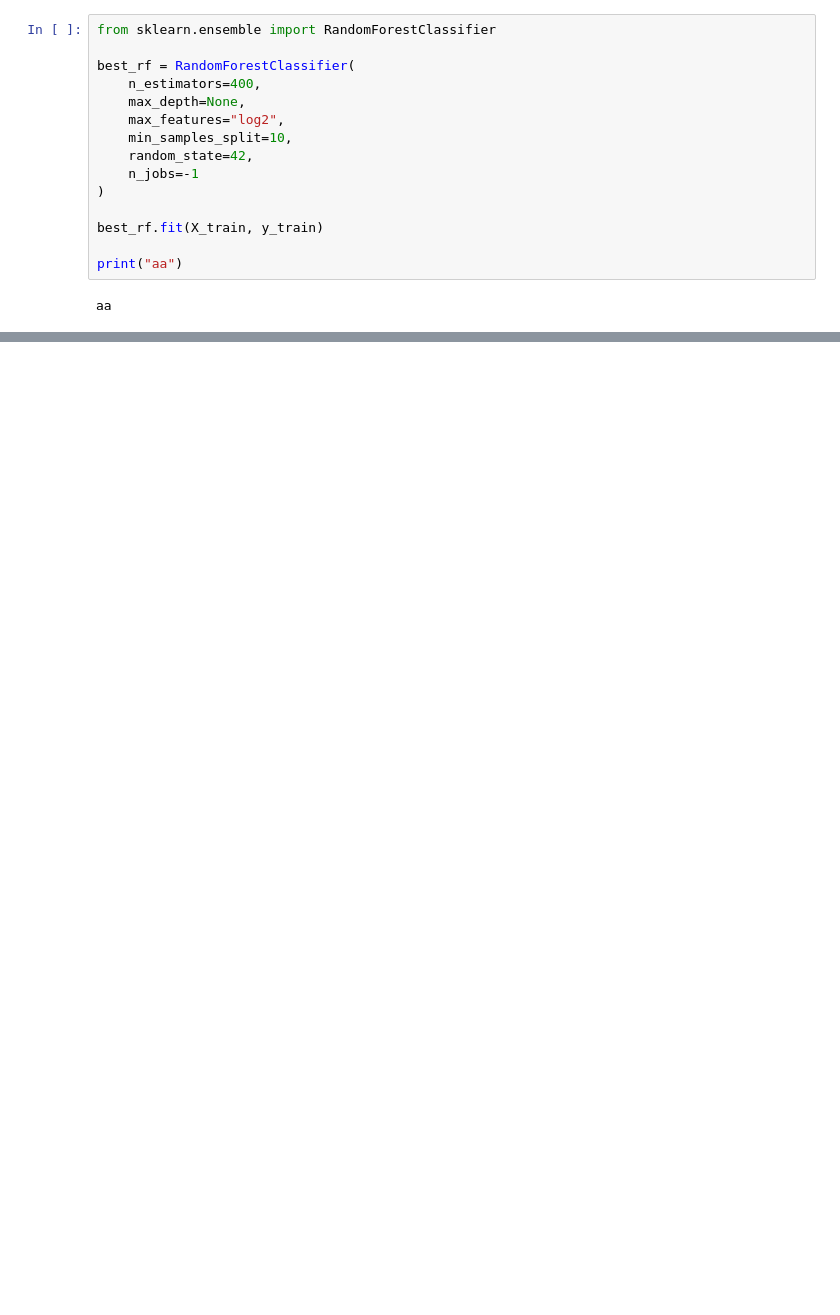
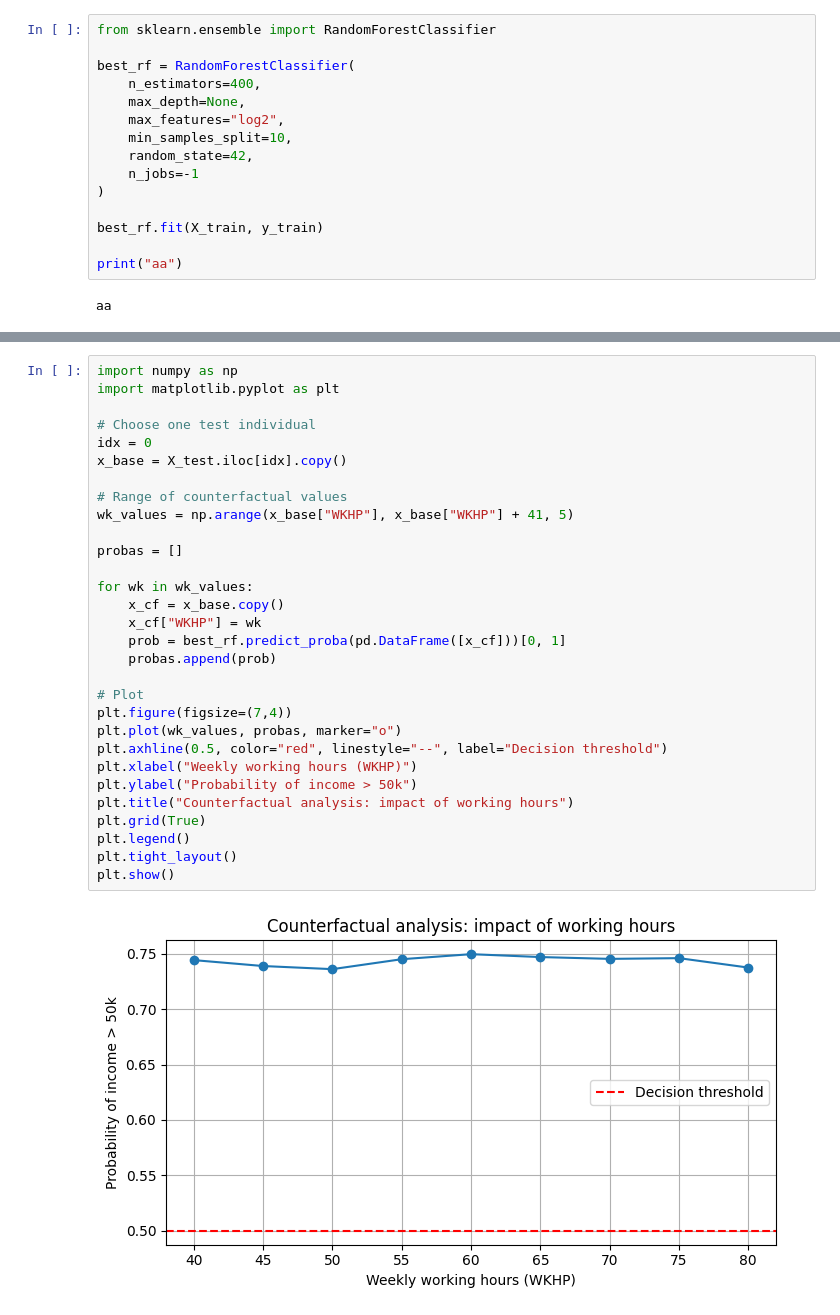
Before and after one commit to mateobwe/insa-5a-analyse-descriptive, a Jupyter notebook: analyse.ipynb, the cells around one changed output, grey strips where cells are left out. Drawn from its saved outputs; the diff is of its cells as text; blank space fills up the shorter version.

```diff
--- a/analyse.ipynb
+++ b/analyse.ipynb
@@ -844,0 +874,32 @@ example_ids = [
+# %%
+import numpy as np
+import matplotlib.pyplot as plt
+
+# Choose one test individual
+idx = 0
+x_base = X_test.iloc[idx].copy()
+
+# Range of counterfactual values
+wk_values = np.arange(x_base["WKHP"], x_base["WKHP"] + 41, 5)
+
+probas = []
+
+for wk in wk_values:
+    x_cf = x_base.copy()
+    x_cf["WKHP"] = wk
+    prob = best_rf.predict_proba(pd.DataFrame([x_cf]))[0, 1]
+    probas.append(prob)
+
+# Plot
+plt.figure(figsize=(7,4))
+plt.plot(wk_values, probas, marker="o")
+plt.axhline(0.5, color="red", linestyle="--", label="Decision threshold")
+plt.xlabel("Weekly working hours (WKHP)")
+plt.ylabel("Probability of income > 50k")
+plt.title("Counterfactual analysis: impact of working hours")
+plt.grid(True)
+plt.legend()
+plt.tight_layout()
+plt.show()
+# %% [output]
+[figure, added]
```
Also changed, not shown: parts of 12 cells of this notebook, 2 other files.
